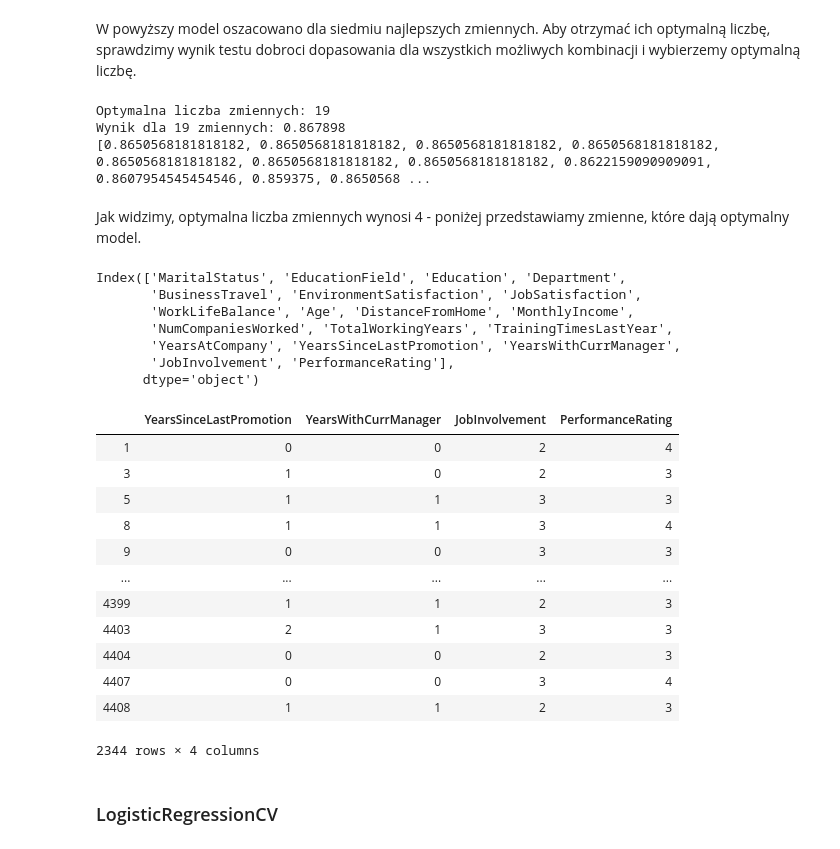
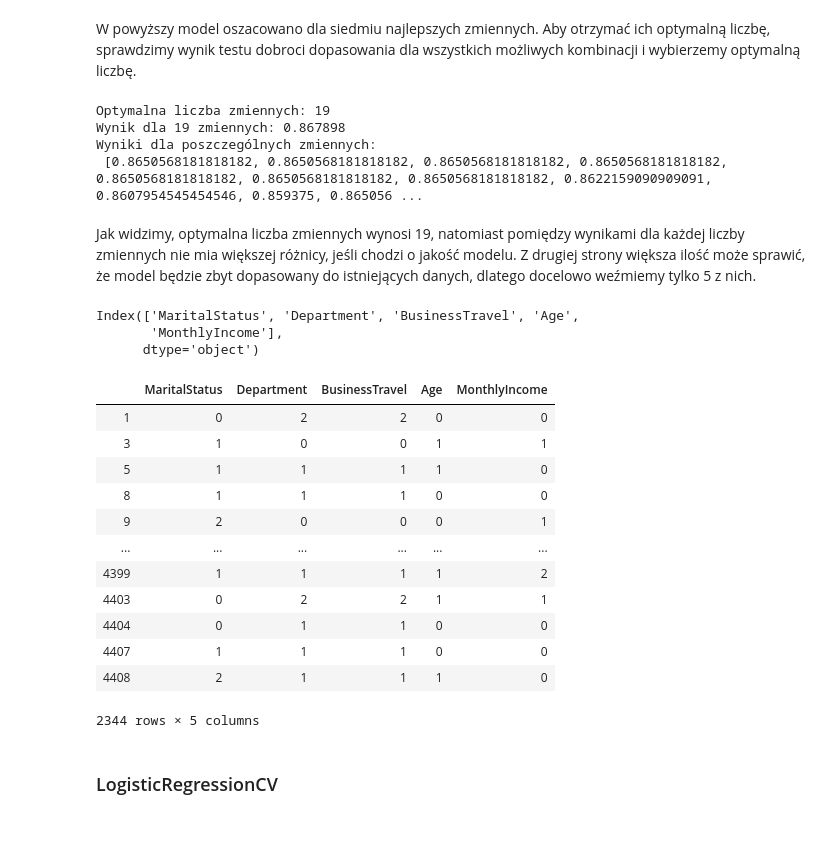
Before and after one commit to mic9410/SRD-final-project-hr-analytics, a Jupyter notebook: final_project.ipynb, the cells around one changed output. Saved outputs shown, nothing was run; the diff lists cells and outputs as text; code cells hidden in the pictures.

```diff
--- a/final_project.ipynb
+++ b/final_project.ipynb
@@ -695,7 +695,7 @@ Metoda RFE (ang. *Recursive Feature Elimination*) rekurencyjnie usuwa zmienne, a
 W pierwszym kroku uruchamiamy model dla losowej liczby docelowych zmiennych.
 # %%
 from sklearn.feature_selection import RFE
-model = LogisticRegression(solver="lbfgs")
+model = LogisticRegression(solver="lbfgs", max_iter=500)
 
 #Initializing RFE model
 rfe = RFE(model, 7)
@@ -722,7 +722,7 @@ nof=0
 score_list =[]
 for n in range(len(nof_list)):
     X_train, X_test, y_train, y_test = train_test_split(X,y, test_size = 0.3, random_state = 0)
-    model = LogisticRegression(solver="lbfgs")
+    model = LogisticRegression(solver="lbfgs", max_iter=500)
     rfe = RFE(model,nof_list[n])
     X_train_rfe = rfe.fit_transform(X_train,y_train)
     X_test_rfe = rfe.transform(X_test)
@@ -734,19 +734,20 @@ for n in range(len(nof_list)):
         nof = nof_list[n]
 print("Optymalna liczba zmiennych: %d" %nof)
 print("Wynik dla %d zmiennych: %f" % (nof, high_score))
-print(score_list)
+print("Wyniki dla poszczególnych zmiennych:\n", score_list)
 # %% [output]
 Optymalna liczba zmiennych: 19
 Wynik dla 19 zmiennych: 0.867898
-[0.8650568181818182, 0.8650568181818182, 0.8650568181818182, 0.8650568181818182, 0.8650568181818182, 0.8650568181818182, 0.8650568181818182, 0.8622159090909091, 0.8607954545454546, 0.859375, 0.8650568 ...
+Wyniki dla poszczególnych zmiennych:
+ [0.8650568181818182, 0.8650568181818182, 0.8650568181818182, 0.8650568181818182, 0.8650568181818182, 0.8650568181818182, 0.8650568181818182, 0.8622159090909091, 0.8607954545454546, 0.859375, 0.865056 ...
-# %% [markdown]
-Jak widzimy, optymalna liczba zmiennych wynosi 4 - poniżej przedstawiamy zmienne, które dają optymalny model.
+# %% [markdown]
+Jak widzimy, optymalna liczba zmiennych wynosi 19, natomiast pomiędzy wynikami dla każdej liczby zmiennych nie mia większej różnicy, jeśli chodzi o jakość modelu. Z drugiej strony większa ilość może sprawić, że model będzie zbyt dopasowany do istniejących danych, dlatego docelowo weźmiemy tylko 5 z nich.
 # %%
 from sklearn.linear_model import LogisticRegressionCV
 cols = list(X.columns)
-model = LogisticRegressionCV(solver="lbfgs", cv=5)
+model = LogisticRegressionCV(solver="lbfgs", cv=5, max_iter=500)
 #Initializing RFE model
-rfe = RFE(model, 19)
+rfe = RFE(model, 5)
 #Transforming data using RFE
 X_rfe = rfe.fit_transform(X,y)
 #Fitting the data to model
@@ -755,31 +756,26 @@ temp = pd.Series(rfe.support_,index = cols)
 selected_features_rfe = temp[temp==True].index
 print(selected_features_rfe)
 # %% [output]
-Index(['MaritalStatus', 'EducationField', 'Education', 'Department',
-       'BusinessTravel', 'EnvironmentSatisfaction', 'JobSatisfaction',
-       'WorkLifeBalance', 'Age', 'DistanceFromHome', 'MonthlyIncome',
-       'NumCompaniesWorked', 'TotalWorkingYears', 'TrainingTimesLastYear',
-       'YearsAtCompany', 'YearsSinceLastPromotion', 'YearsWithCurrManager',
-       'JobInvolvement', 'PerformanceRating'],
+Index(['MaritalStatus', 'Department', 'BusinessTravel', 'Age',
+       'MonthlyIncome'],
       dtype='object')
 # %%
-X_selected = X[['YearsSinceLastPromotion', 'YearsWithCurrManager', 'JobInvolvement',
-       'PerformanceRating']]
+X_selected = X[selected_features_rfe]
 display(X_selected)
 # %% [output]
-|  | YearsSinceLastPromotion | YearsWithCurrManager | JobInvolvement | PerformanceRating |
-| 1 | 0 | 0 | 2 | 4 |
-| 3 | 1 | 0 | 2 | 3 |
-| 5 | 1 | 1 | 3 | 3 |
-| 8 | 1 | 1 | 3 | 4 |
-| 9 | 0 | 0 | 3 | 3 |
-| ... | ... | ... | ... | ... |
-| 4399 | 1 | 1 | 2 | 3 |
-| 4403 | 2 | 1 | 3 | 3 |
-| 4404 | 0 | 0 | 2 | 3 |
-| 4407 | 0 | 0 | 3 | 4 |
-| 4408 | 1 | 1 | 2 | 3 |
+|  | MaritalStatus | Department | BusinessTravel | Age | MonthlyIncome |
+| 1 | 0 | 2 | 2 | 0 | 0 |
+| 3 | 1 | 0 | 0 | 1 | 1 |
+| 5 | 1 | 1 | 1 | 1 | 0 |
+| 8 | 1 | 1 | 1 | 0 | 0 |
+| 9 | 2 | 0 | 0 | 0 | 1 |
+| ... | ... | ... | ... | ... | ... |
+| 4399 | 1 | 1 | 1 | 1 | 2 |
+| 4403 | 0 | 2 | 2 | 1 | 1 |
+| 4404 | 0 | 1 | 1 | 0 | 0 |
+| 4407 | 1 | 1 | 1 | 0 | 0 |
+| 4408 | 2 | 1 | 1 | 1 | 0 |
-2344 rows × 4 columns
+2344 rows × 5 columns
 # %% [markdown]
 ### LogisticRegressionCV
 # %%
```
Also changed, not shown: parts of 10 cells of this notebook.
